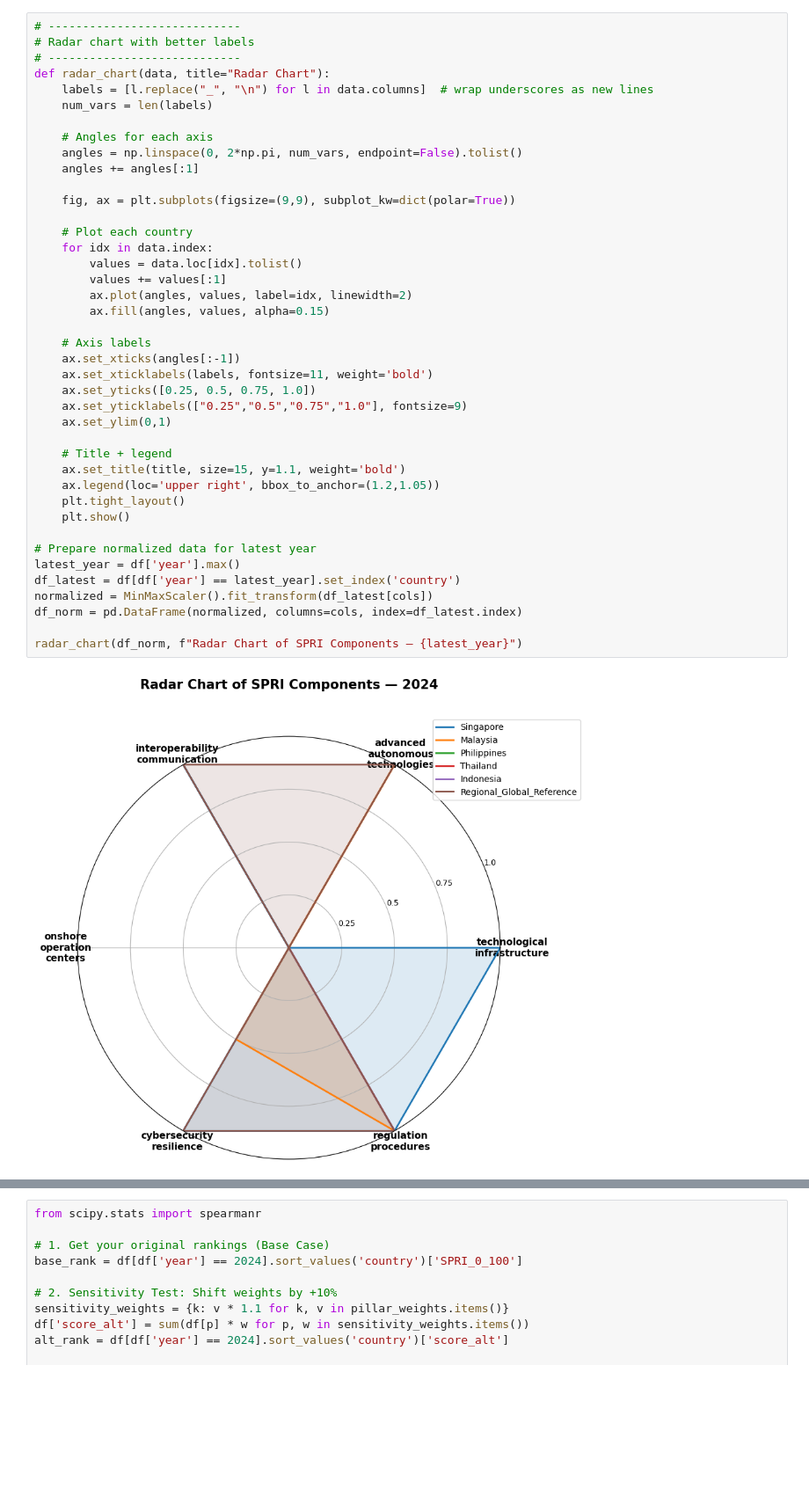
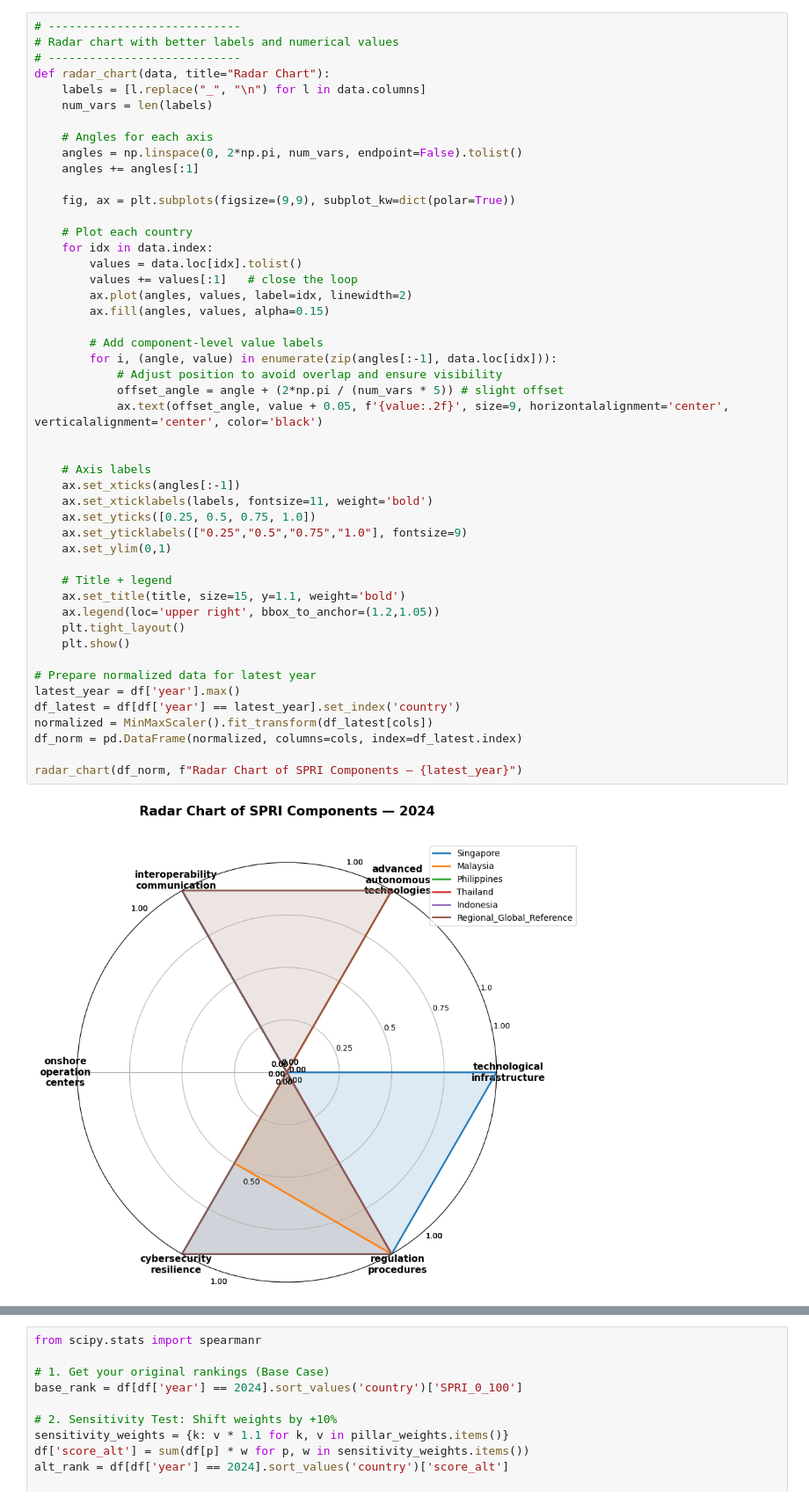
Before and after one commit to pandu1992/PIB-Grant, a Jupyter notebook: SPRI_IN_GREEN_PORT_REGULATION.ipynb, the cells around one changed output, grey strips where cells are left out. Shown at 88% size. Saved outputs shown, nothing was run; the diff lists cells and outputs as text; blank space fills up the shorter version.

```diff
--- a/SPRI_IN_GREEN_PORT_REGULATION.ipynb
+++ b/SPRI_IN_GREEN_PORT_REGULATION.ipynb
@@ -340,9 +342,9 @@ Fetch fail https://maritim.go.id/: HTTPSConnectionPool(host='maritim.go.id', por
 # %%
 # ----------------------------
-# Radar chart with better labels
+# Radar chart with better labels and numerical values
 # ----------------------------
 def radar_chart(data, title="Radar Chart"):
-    labels = [l.replace("_", "\n") for l in data.columns]  # wrap underscores as new lines
+    labels = [l.replace("_", "\n") for l in data.columns]
     num_vars = len(labels)
 
     # Angles for each axis
@@ -351,32 +353,39 @@ def radar_chart(data, title="Radar Chart"):
 
     fig, ax = plt.subplots(figsize=(9,9), subplot_kw=dict(polar=True))
 
     # Plot each country
     for idx in data.index:
         values = data.loc[idx].tolist()
-        values += values[:1]
+        values += values[:1]   # close the loop
         ax.plot(angles, values, label=idx, linewidth=2)
         ax.fill(angles, values, alpha=0.15)
+
+        # Add component-level value labels
+        for i, (angle, value) in enumerate(zip(angles[:-1], data.loc[idx])):
+            # Adjust position to avoid overlap and ensure visibility
+            offset_angle = angle + (2*np.pi / (num_vars * 5)) # slight offset
+            ax.text(offset_angle, value + 0.05, f'{value:.2f}', size=9, horizontalalignment='center', verticalalignment='center', color='black')
+
 
     # Axis labels
     ax.set_xticks(angles[:-1])
     ax.set_xticklabels(labels, fontsize=11, weight='bold')
     ax.set_yticks([0.25, 0.5, 0.75, 1.0])
     ax.set_yticklabels(["0.25","0.5","0.75","1.0"], fontsize=9)
     ax.set_ylim(0,1)
 
     # Title + legend
     ax.set_title(title, size=15, y=1.1, weight='bold')
     ax.legend(loc='upper right', bbox_to_anchor=(1.2,1.05))
     plt.tight_layout()
     plt.show()
 
 # Prepare normalized data for latest year
 latest_year = df['year'].max()
 df_latest = df[df['year'] == latest_year].set_index('country')
 normalized = MinMaxScaler().fit_transform(df_latest[cols])
 df_norm = pd.DataFrame(normalized, columns=cols, index=df_latest.index)
 
 radar_chart(df_norm, f"Radar Chart of SPRI Components — {latest_year}")
 # %% [output]
-[figure, old version]
+[figure, new version]
```
Also changed, not shown: parts of 5 cells of this notebook.
